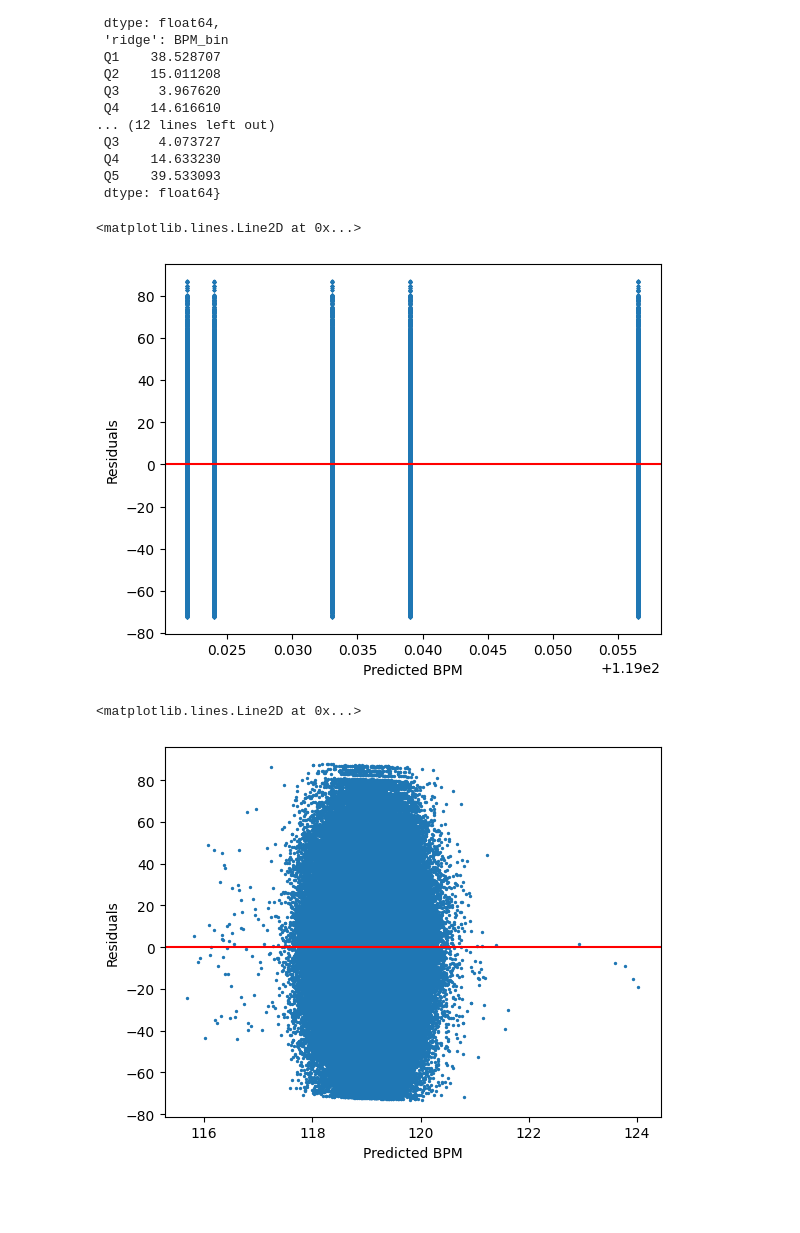
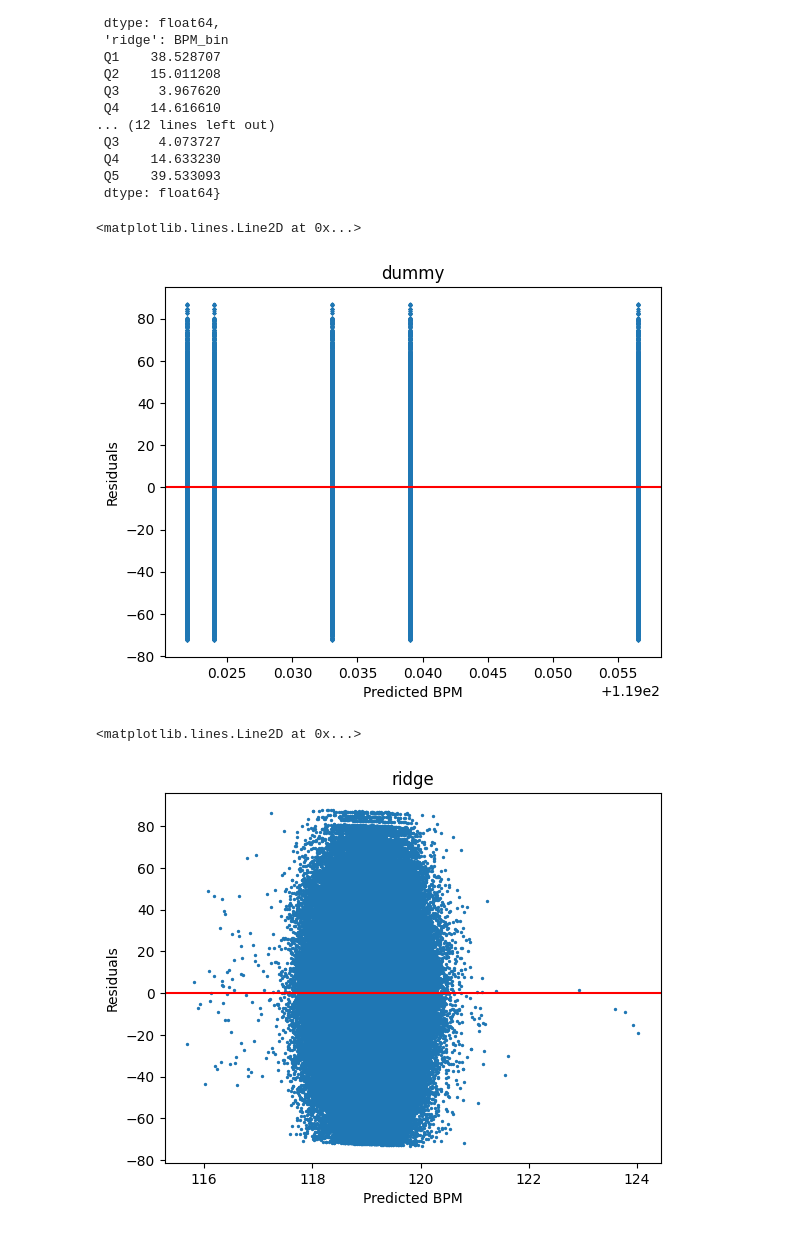
Before and after one commit to Menezes-Gus/Predicting-the-Beats-per-Minute-of-Songs-Kaggle, a Jupyter notebook: notebooks/baseline.ipynb, the cells around one changed output. Cells and saved outputs as stored; diff of their text form; code cells hidden in the pictures; blank space fills up the shorter version.

```diff
--- a/notebooks/baseline.ipynb
+++ b/notebooks/baseline.ipynb
@@ -256,23 +256,26 @@ dict_error_by_bin
 # %%
 preds = oof["dummy"]
 resid = y_train - preds
+plt.title("dummy")
 plt.scatter(preds, resid, s=2)
 plt.xlabel("Predicted BPM")
 plt.ylabel("Residuals")
 plt.axhline(0, color="red")
+#it has 5 vertical lines because of the 5 folds, each one has a slightly different mean
 # %% [output]
 <matplotlib.lines.Line2D at 0x...>
-[figure, old version]
+[figure, new version]
 # %%
 preds = oof["ridge"]
 resid = y_train - preds
+plt.title("ridge")
 plt.scatter(preds, resid, s=2)
 plt.xlabel("Predicted BPM")
 plt.ylabel("Residuals")
 plt.axhline(0, color="red")
 # %% [output]
 <matplotlib.lines.Line2D at 0x...>
-[figure, old version]
+[figure, new version]
 # %%
 preds = oof["rf"]
 resid = y_train - preds
```
Also changed, not shown: parts of 12 cells of this notebook, 7 other files.
